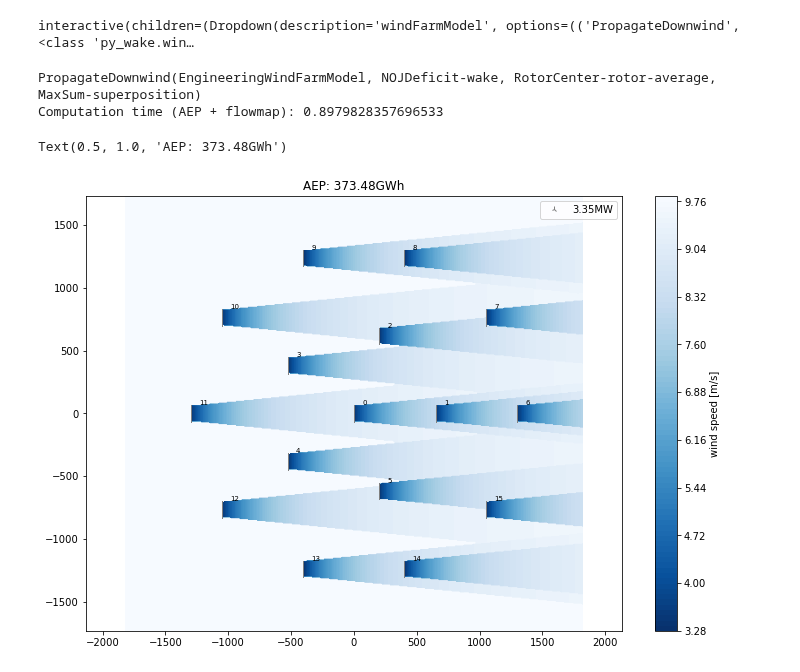
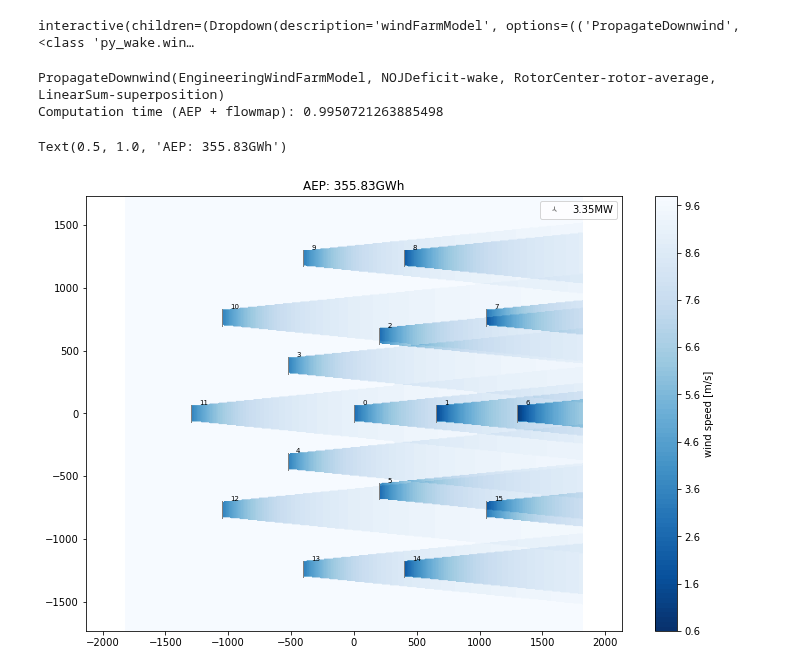
Before and after one commit to DTUWindEnergy/PyWake, a Jupyter notebook: docs/notebooks/exercises/CombineModels.ipynb, the cells around one changed output. Cells and saved outputs as stored; diff of their text form; code cells hidden in the pictures.

```diff
--- a/docs/notebooks/exercises/CombineModels.ipynb
+++ b/docs/notebooks/exercises/CombineModels.ipynb
@@ -81,25 +81,25 @@ interactive(children=(Dropdown(description='windFarmModel', options=(('Propagate
 # %%
 # windFarmModel autogenerated by dropdown boxes
 t = time.time()
 wfm = PropagateDownwind(
     site,
     windTurbines,
     wake_deficitModel=NOJDeficit(
         k=0.1,
         use_effective_ws=False),
     rotorAvgModel=RotorCenter(),
-    superpositionModel=MaxSum(),
+    superpositionModel=LinearSum(),
     deflectionModel=None,
     turbulenceModel=None,
     groundModel=NoGround())
 sim_res = wfm(x,y)
 plt.figure(figsize=(12,8))
 sim_res.flow_map(wd=270).plot_wake_map()
 print (wfm)
 print ("Computation time (AEP + flowmap):", time.time()-t)
 plt.title('AEP: %.2fGWh'%(sim_res.aep().sum()))
 # %% [output]
-PropagateDownwind(EngineeringWindFarmModel, NOJDeficit-wake, RotorCenter-rotor-average, MaxSum-superposition)
-Computation time (AEP + flowmap): 0.8979828357696533
+PropagateDownwind(EngineeringWindFarmModel, NOJDeficit-wake, RotorCenter-rotor-average, LinearSum-superposition)
+Computation time (AEP + flowmap): 0.9950721263885498
-Text(0.5, 1.0, 'AEP: 373.48GWh')
+Text(0.5, 1.0, 'AEP: 355.83GWh')
-[figure, old version]
+[figure, new version]
```
Also changed, not shown: parts of 1 cell of this notebook, 44 other files.
